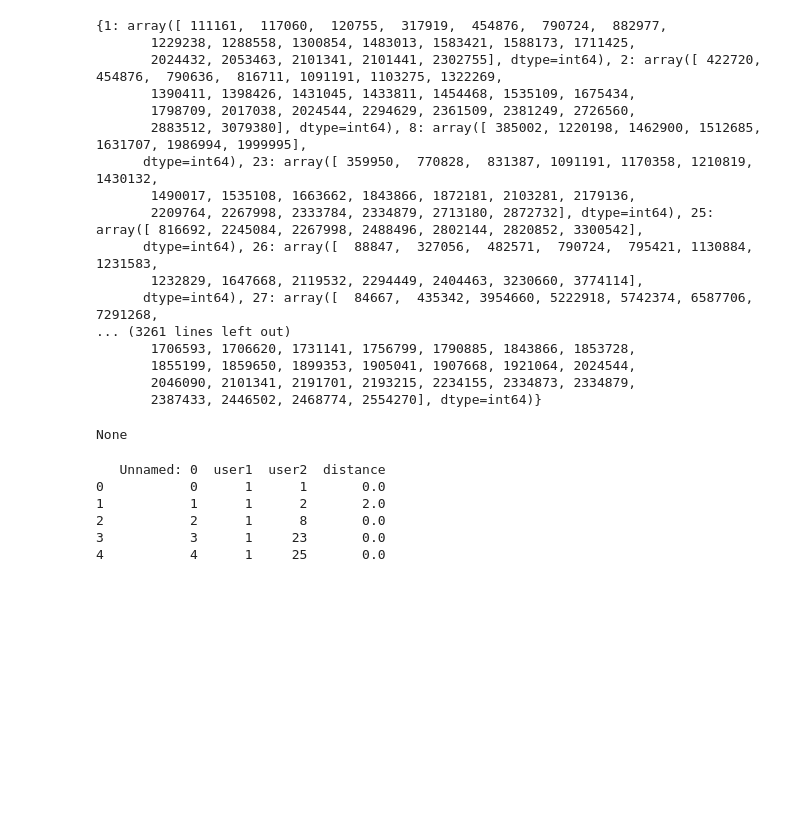
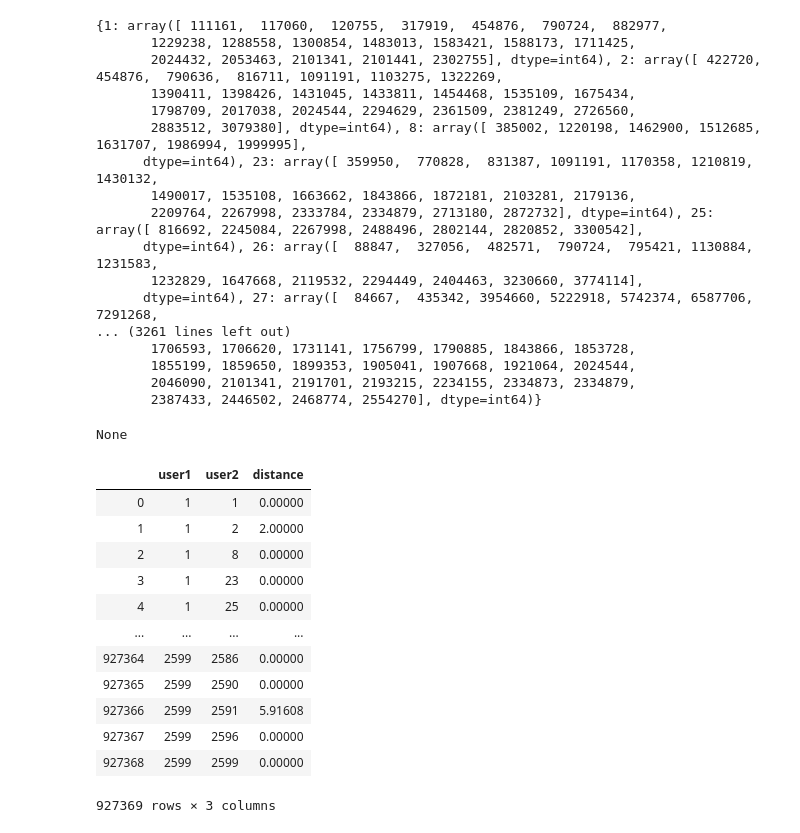
Before and after one commit to mohammederrakho1999/movie-recommender, a Jupyter notebook: MovieRecommender.ipynb, the cells around one changed output. Cells and saved outputs as stored; diff of their text form; code cells hidden in the pictures; blank space fills up the shorter version.

```diff
--- a/MovieRecommender.ipynb
+++ b/MovieRecommender.ipynb
@@ -248,13 +248,21 @@ movie_to_analyze = create_movies_to_analyze(movie_seen,2)
 print(pd.DataFrame(df_dist).to_csv("user_ec_dist.csv"))
 # %% [output]
 None
-# %%
-df = pd.read_csv("user_ec_dist.csv")
-print(df.head())
-# %% [output]
-   Unnamed: 0  user1  user2  distance
-0           0      1      1       0.0
-1           1      1      2       2.0
-2           2      1      8       0.0
-3           3      1     23       0.0
-4           4      1     25       0.0
+# %%
+users_dist = pd.read_csv("user_ec_dist.csv")
+del users_dist["Unnamed: 0"]
+users_dist
+# %% [output]
+|  | user1 | user2 | distance |
+| 0 | 1 | 1 | 0.00000 |
+| 1 | 1 | 2 | 2.00000 |
+| 2 | 1 | 8 | 0.00000 |
+| 3 | 1 | 23 | 0.00000 |
+| 4 | 1 | 25 | 0.00000 |
+| ... | ... | ... | ... |
+| 927364 | 2599 | 2586 | 0.00000 |
+| 927365 | 2599 | 2590 | 0.00000 |
+| 927366 | 2599 | 2591 | 5.91608 |
+| 927367 | 2599 | 2596 | 0.00000 |
+| 927368 | 2599 | 2599 | 0.00000 |
+927369 rows × 3 columns
```
Also changed, not shown: parts of 9 cells of this notebook.
